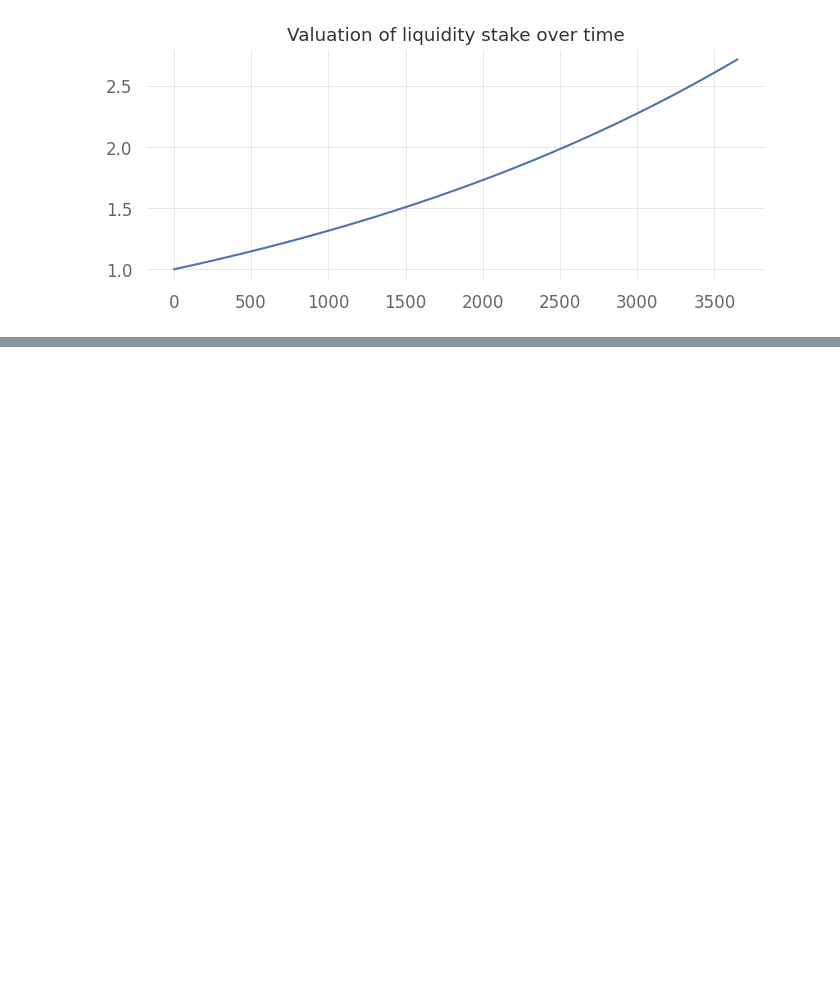
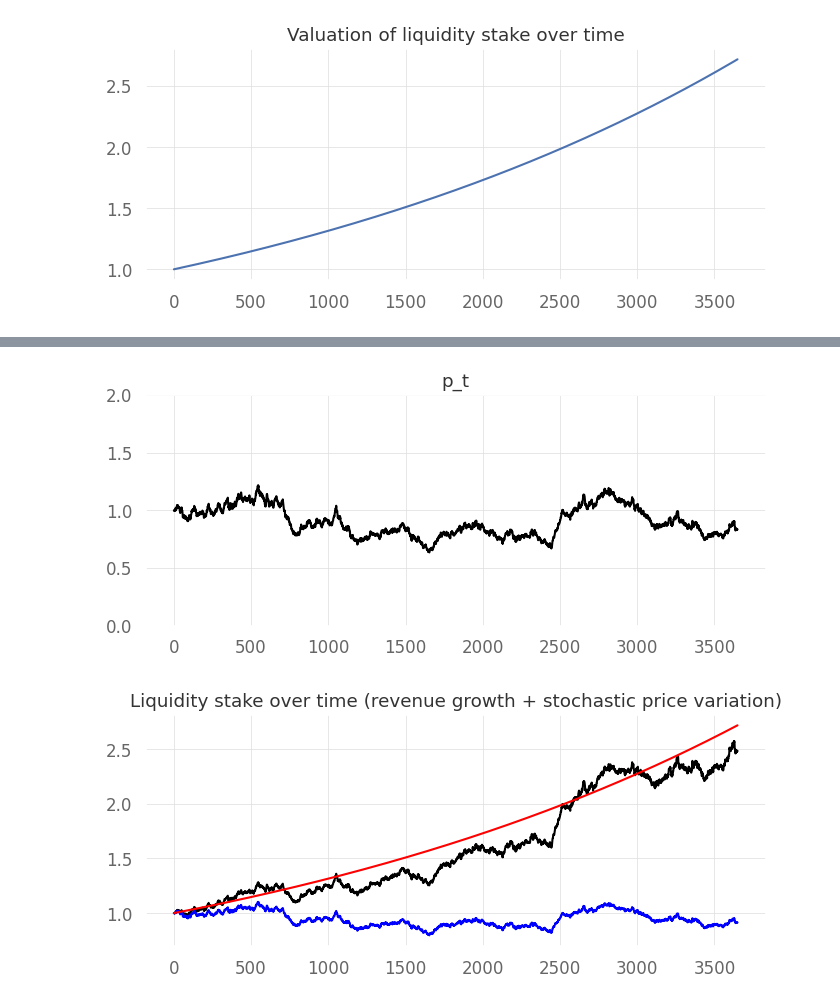
Before and after one commit to evnchw/charadrius, a Jupyter notebook: notebooks/defi/demo_uniswap_v2_simulations.ipynb, the cells around one changed output, grey strips where cells are left out. Saved outputs shown, nothing was run; the diff lists cells and outputs as text; code cells hidden in the pictures; blank space fills up the shorter version.

```diff
--- a/notebooks/defi/demo_uniswap_v2_simulations.ipynb
+++ b/notebooks/defi/demo_uniswap_v2_simulations.ipynb
@@ -311,3 +368,56 @@ $$
+# %%
+set_stochastic_seed()
+
+# revenue growth parameters
+alpha = 0.10 / DAYS_IN_YEAR # annualized return: 10%
+
+# price change parameters
+L = 0.5 # initial stake: 2*L
+p0 = 1
+
+# Simulate price movement.
+# Prices here are modeled via GBM where the drift = expected daily return
+# and the vol = expected daily standard deviation. As you will see below,
+# this will yield some movements around 1 which represents the movement of
+# prices accurately (ratio of reserves) for our simulation purposes.
+# - annualized return: 10%
+mu = 0.10 / DAYS_IN_YEAR
+# - annualized vol: 20%
+sigma = 0.20 / np.sqrt(DAYS_IN_YEAR)
+# - will generate "n" equally spaced intervals on [1, t]
+#   these can be default parameters for my use case.
+[t, n] = [T, T-1] # T time periods
+gbm = GeometricBrownianMotion(drift=mu, volatility=sigma, t=t)
+p_t = gbm.sample(n, initial=p0)
+plt.figure(figsize=FIGSIZE)
+plt.ylim(0, (2*L)*2)
+plt.plot(T_grid, p_t, color="black")
+plt.title("p_t")
+plt.show()
+
+# Lastly, plug this into the nominal variation formulae to see the changes.
+# Since we have started with V_0 (the initial liquidity stake) we will want
+# to see how this changes over time.
+
+# - revenue growth + price variation
+V_t = np.zeros(shape=(T,)); V_t[0] = 2 * L * np.sqrt(p0)
+V_t_rev = np.copy(V_t)
+V_t_prv = np.copy(V_t)
+for t in range(1, T):
+    pi = p_t[t]
+    V_t[t] = 2 * L * np.sqrt(pi) * np.exp(alpha * t)
+    V_t_prv[t] = 2 * L * np.sqrt(pi)
+    V_t_rev[t] = (1+alpha)*V_t_rev[t-1] # recursive version as above (differential equation)
+    # V_t_rev[t] = 2 * L * np.exp(alpha*t) # same result: non-recursive
+plt.figure(figsize=FIGSIZE)
+plt.plot(T_grid, V_t, color="black", label="V_t (rev+prv)")
+plt.plot(T_grid, V_t_prv, color="blue", label="V_t_prv")
+plt.plot(T_grid, V_t_rev, color="red", label="V_t_rev")
+plt.title("Liquidity stake over time (revenue growth + stochastic price variation)")
+plt.show()
+# %% [output]
+[figure, added]
+[figure, added]
 # %% [markdown]
 #### Impermanent loss
 
```
Also changed, not shown: parts of 8 cells of this notebook.
